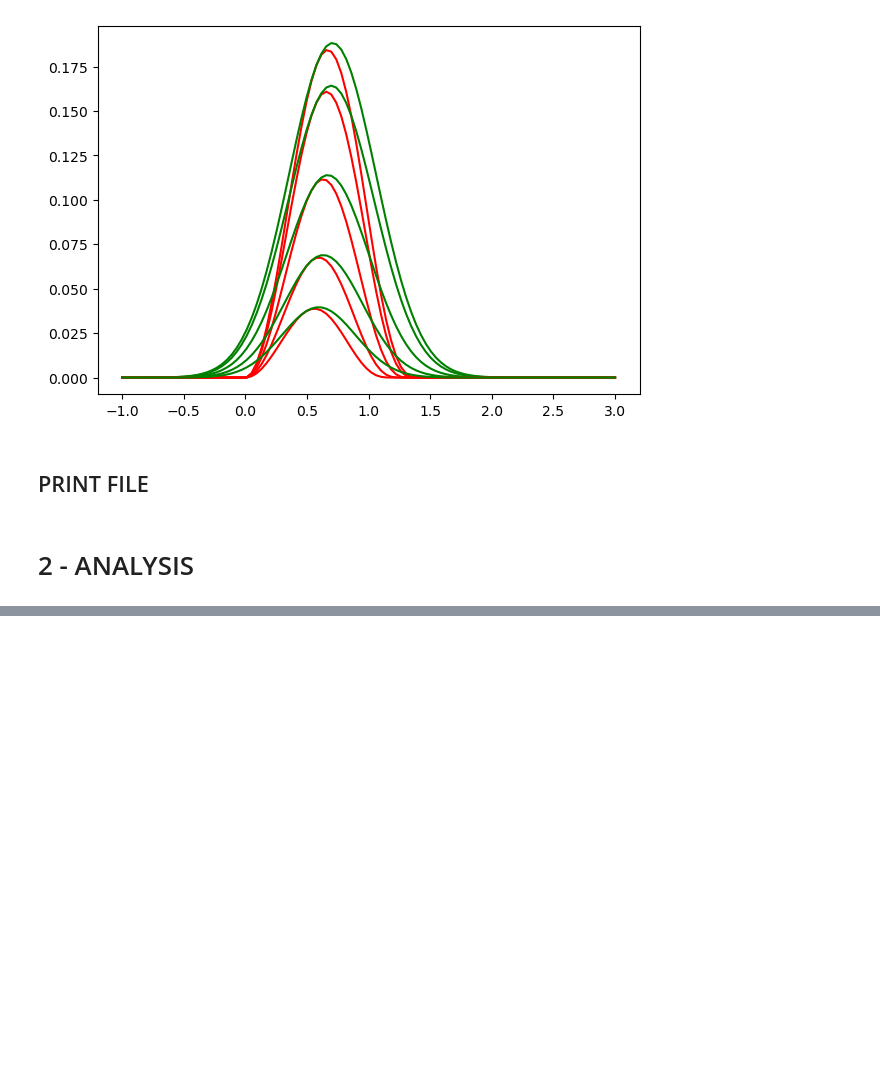
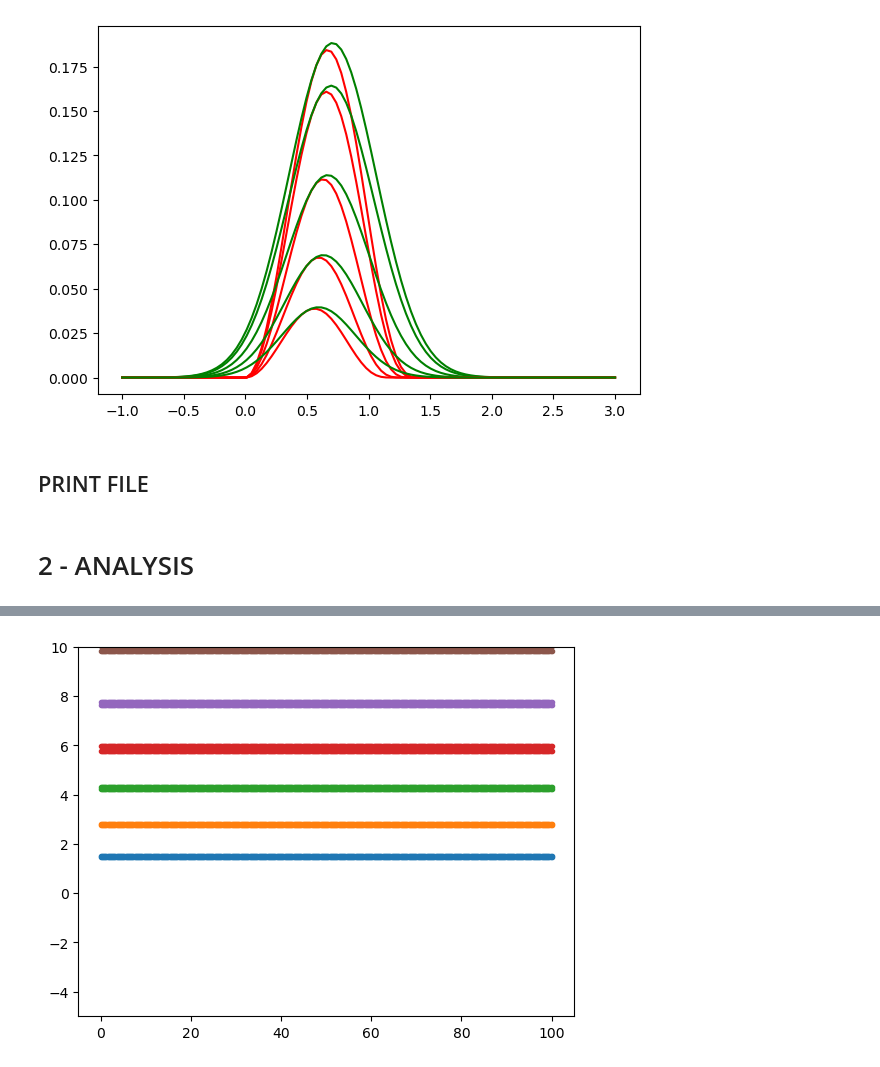
Before and after one commit to RoccoGiugni/DoSS-24-25, a Jupyter notebook: PS04/PS04.ipynb, the cells around one changed output, grey strips where cells are left out. Cells and saved outputs as stored; diff of their text form; code cells hidden in the pictures; blank space fills up the shorter version.

```diff
--- a/PS04/PS04.ipynb
+++ b/PS04/PS04.ipynb
@@ -213,0 +255,23 @@ plt.show()
+# %%
+# Long but working!!!
+
+x, y, z = r[:, 0].reshape(time.size, N), r[:, 1].reshape(time.size, N), r[:, 2].reshape(time.size, N)
+
+_, x_cm = np.meshgrid(np.zeros(N), x.mean(axis=1))
+_, y_cm = np.meshgrid(np.zeros(N), y.mean(axis=1))
+_, z_cm = np.meshgrid(np.zeros(N), z.mean(axis=1))
+
+x_CM = x - x_cm
+y_CM = x - y_cm
+z_CM = x - z_cm
+
+d_CM = np.sqrt(x_CM**2 + y_CM**2 + z_CM**2)
+d_sort = np.sort(d_CM, axis=1)
+
+for i in range(10):
+    plt.plot(time, d_sort[:, int((i+1) * N / 10) - 1], '.', label=i+1)
+
+plt.ylim(-5, 10)
+plt.show()
+# %% [output]
+[figure, added]
```
Also changed, not shown: parts of 6 cells of this notebook.
